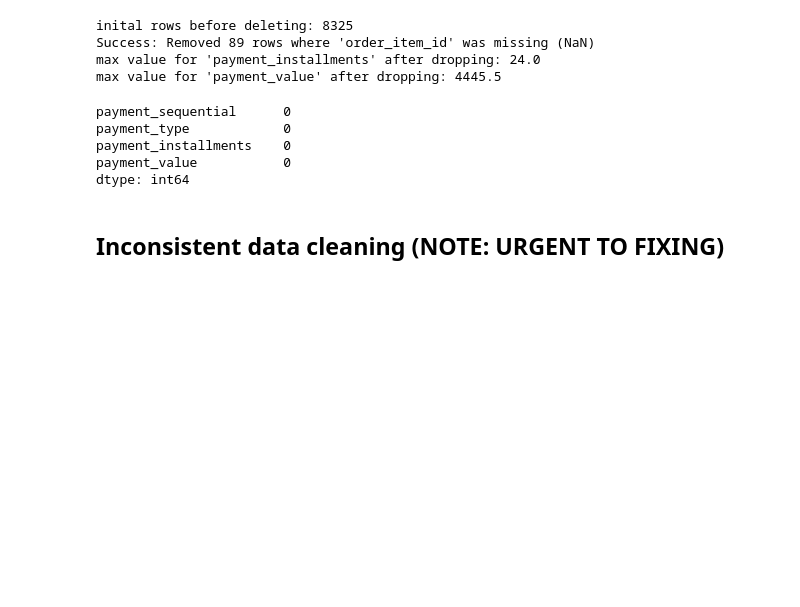
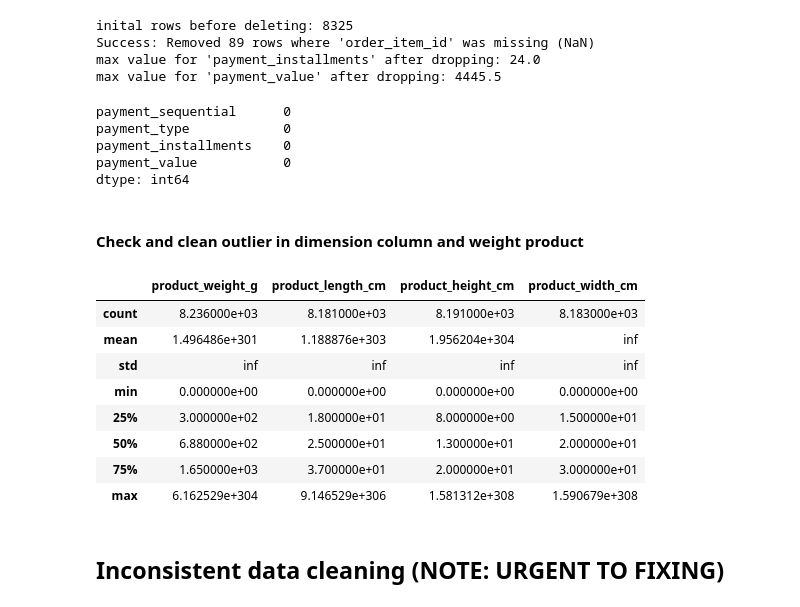
Before and after one commit to RizkiRdm/Olist-E-commerce-Performance-Analysis, a Jupyter notebook: notebooks/data_cleaning.ipynb, the cells around one changed output. Drawn from its saved outputs; the diff is of its cells as text; code cells hidden in the pictures; blank space fills up the shorter version.

```diff
--- a/notebooks/data_cleaning.ipynb
+++ b/notebooks/data_cleaning.ipynb
@@ -2185,6 +2185,31 @@ payment_type            0
 payment_installments    0
 payment_value           0
 dtype: int64
+# %% [markdown]
+#### Check and clean outlier in dimension column and weight product
+# %%
+dimension_weight_cols = [
+    "product_weight_g",
+    "product_length_cm",
+    "product_height_cm",
+    "product_width_cm",
+]
+
+existing_dim_weight_cols = [
+    col for col in dimension_weight_cols if col in ecom_data_df.columns
+]
+
+display(ecom_data_df[existing_dim_weight_cols].describe())
+# %% [output]
+|  | product_weight_g | product_length_cm | product_height_cm | product_width_cm |
+| count | 8.236000e+03 | 8.181000e+03 | 8.191000e+03 | 8.183000e+03 |
+| mean | 1.496486e+301 | 1.188876e+303 | 1.956204e+304 | inf |
+| std | inf | inf | inf | inf |
+| min | 0.000000e+00 | 0.000000e+00 | 0.000000e+00 | 0.000000e+00 |
+| 25% | 3.000000e+02 | 1.800000e+01 | 8.000000e+00 | 1.500000e+01 |
+| 50% | 6.880000e+02 | 2.500000e+01 | 1.300000e+01 | 2.000000e+01 |
+| 75% | 1.650000e+03 | 3.700000e+01 | 2.000000e+01 | 3.000000e+01 |
+| max | 6.162529e+304 | 9.146529e+306 | 1.581312e+308 | 1.590679e+308 |
 # %% [markdown]
 ## Inconsistent data cleaning (NOTE: URGENT TO FIXING)
 # %%
```
Also changed, not shown: parts of 4 cells of this notebook.
